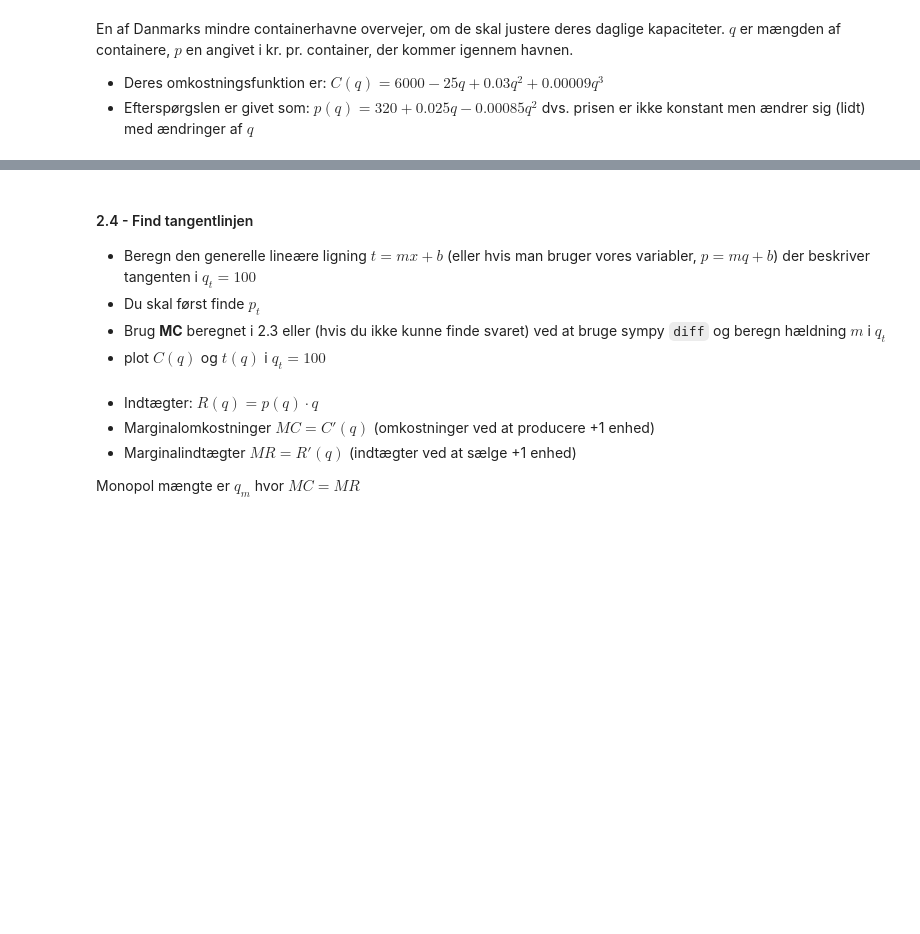
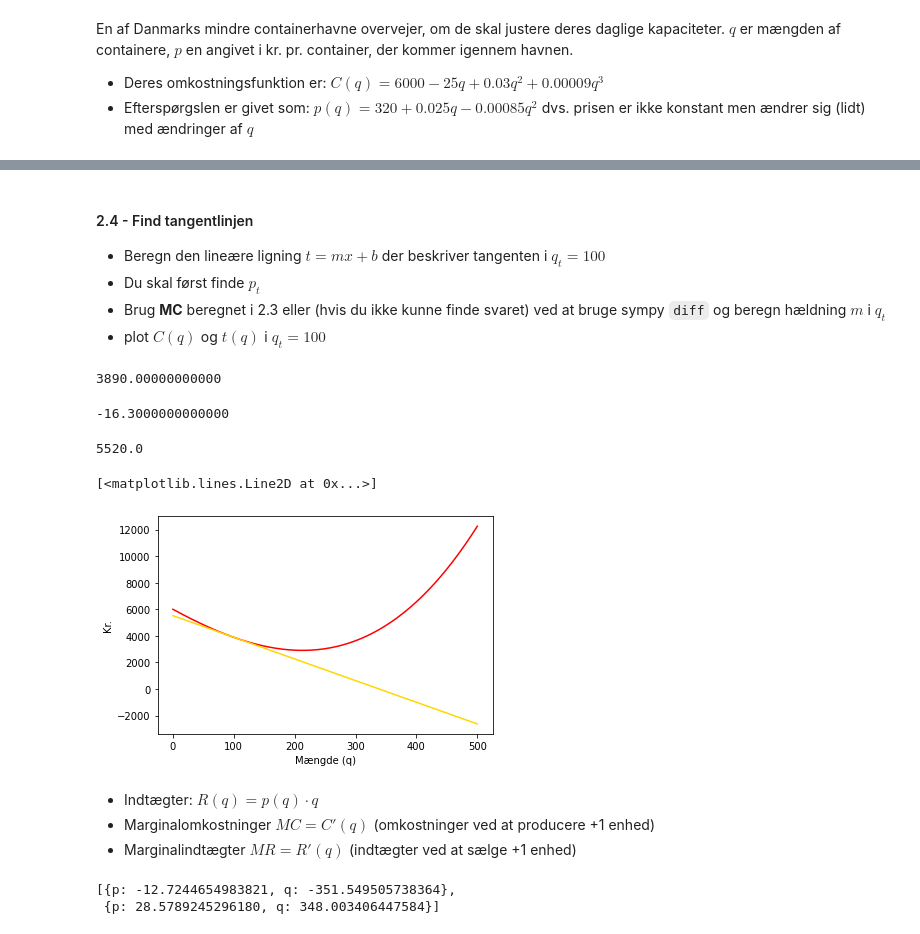
Before and after one commit to RJuro/am-21, a Jupyter notebook: AM21_re_exam_losning_prelim.ipynb, the cells around one changed output, grey strips where cells are left out. Saved outputs shown, nothing was run; the diff lists cells and outputs as text; code cells hidden in the pictures; blank space fills up the shorter version.

```diff
--- a/AM21_re_exam_losning_prelim.ipynb
+++ b/AM21_re_exam_losning_prelim.ipynb
@@ -313,5 +309,5 @@ C_q_h = C_q.subs(..., ...)
 # 2.3.2
 # beregn grænseværdien / marginalomkostninger MC
 
-MC = limit(..., ..., ...)
+MC = limit((C_q_h - C_q)/h, h, 0)
 MC
@@ -331,44 +330,51 @@ print(solutions)
 # %% [markdown]
 #### 2.4 - Find tangentlinjen
 
-- Beregn den generelle lineære ligning $t = mx+b$  (eller hvis man bruger vores variabler, $p = mq + b $) der beskriver tangenten i $q_{t} = 100$
+- Beregn den lineære ligning $t = mx+b$ der beskriver tangenten i $q_{t} = 100$
 - Du skal først finde $p_{t}$
 - Brug **MC** beregnet i 2.3 eller (hvis du ikke kunne finde svaret) ved at bruge sympy `diff` og beregn hældning $m$ i $q_{t}$
 - plot $C(q)$ og $t(q)$ i $q_{t} = 100$
 # %%
 # 2.4.1
-# beregning p_t
-p_t = C_q.subs(..., ...)
+# beregning y_t
+p_t = C_q.subs(q, 100)
 print(p_t)
+# %% [output]
+3890.00000000000
 # %%
 # 2.4.2
 # beregning m
-m = MC.subs(..., ...)
+m = MC.subs(q, 100)
 print(m)
+# %% [output]
+-16.3000000000000
 # %%
 # 2.4.3
 # beregn b
 
-b = ...
+b = 3890 + 16.3*100
 print(b)
+# %% [output]
+5520.0
 # %%
 # 2.4.4
-# brug tangentlining t = mx + b for at beregne p_plot_t hvor du bruger q_plot (fra 2.1 som "x"-værdier) og de lige beregnede m og b
-p_plot_t = ...
+# brug tangentlining t = mx + b for at beregne t_plot hvor du bruger q_plot (fra 2.1 som "x"-værdier) og de lige beregnede m og b
+t_plot = m*q_plot+b
 # %%
-# plot C(q) og t(q) - Bare udfør uden ændringer
+# 2.4.5 plot C(q) og t(q)
 
 plt.xlabel('Mængde (q)')
 plt.ylabel('Kr.')
 
 plt.plot(q_plot, p_plot_1, color = "red")
-plt.plot(q_plot, p_plot_t, color = "gold")
+plt.plot(q_plot, t_plot, color = "gold")
+# %% [output]
+[<matplotlib.lines.Line2D at 0x...>]
+[figure, added]
 # %% [markdown]
 
 * Indtægter: $R(q) = p(q) · q$
 * Marginalomkostninger $MC = C'(q)$ (omkostninger ved at producere +1 enhed)
 * Marginalindtægter $MR = R'(q)$ (indtægter ved at sælge +1 enhed)
-
-Monopol mængte er $q_{m}$ hvor $MC = MR$
 # %%
 # 2.5.1 Definer R_q og MR (MC blev defineret tidligere)
@@ -381,3 +387,6 @@ MR_eq = Eq(...,...)
 # %%
 # Beregn monopolmænge og marginalpris hvor MC = MR med sympy solve
-solve([...,...])
+solve([MC_eq,MR_eq])
+# %% [output]
+[{p: -12.7244654983821, q: -351.549505738364},
+ {p: 28.5789245296180, q: 348.003406447584}]
```
Also changed, not shown: parts of 39 cells of this notebook.
